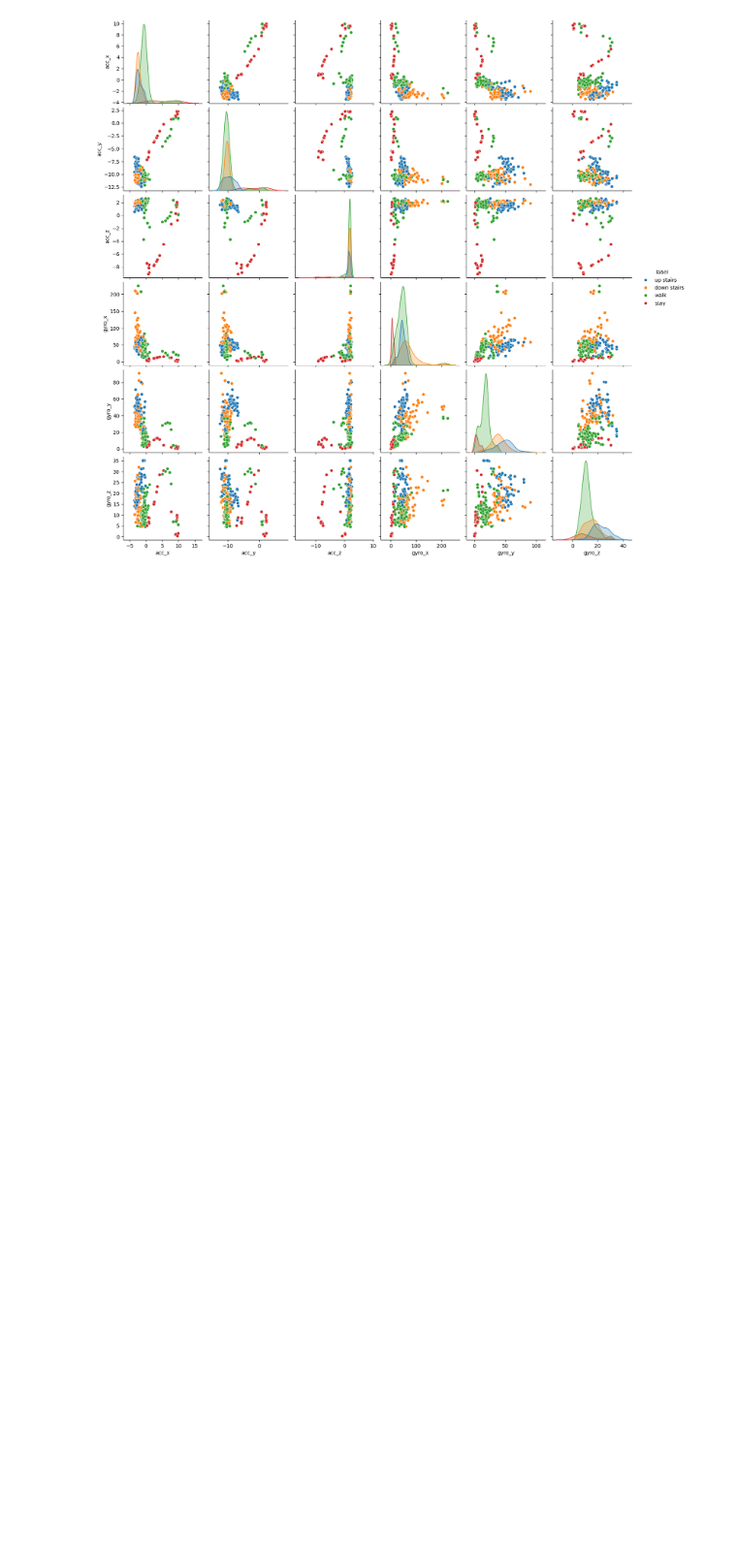
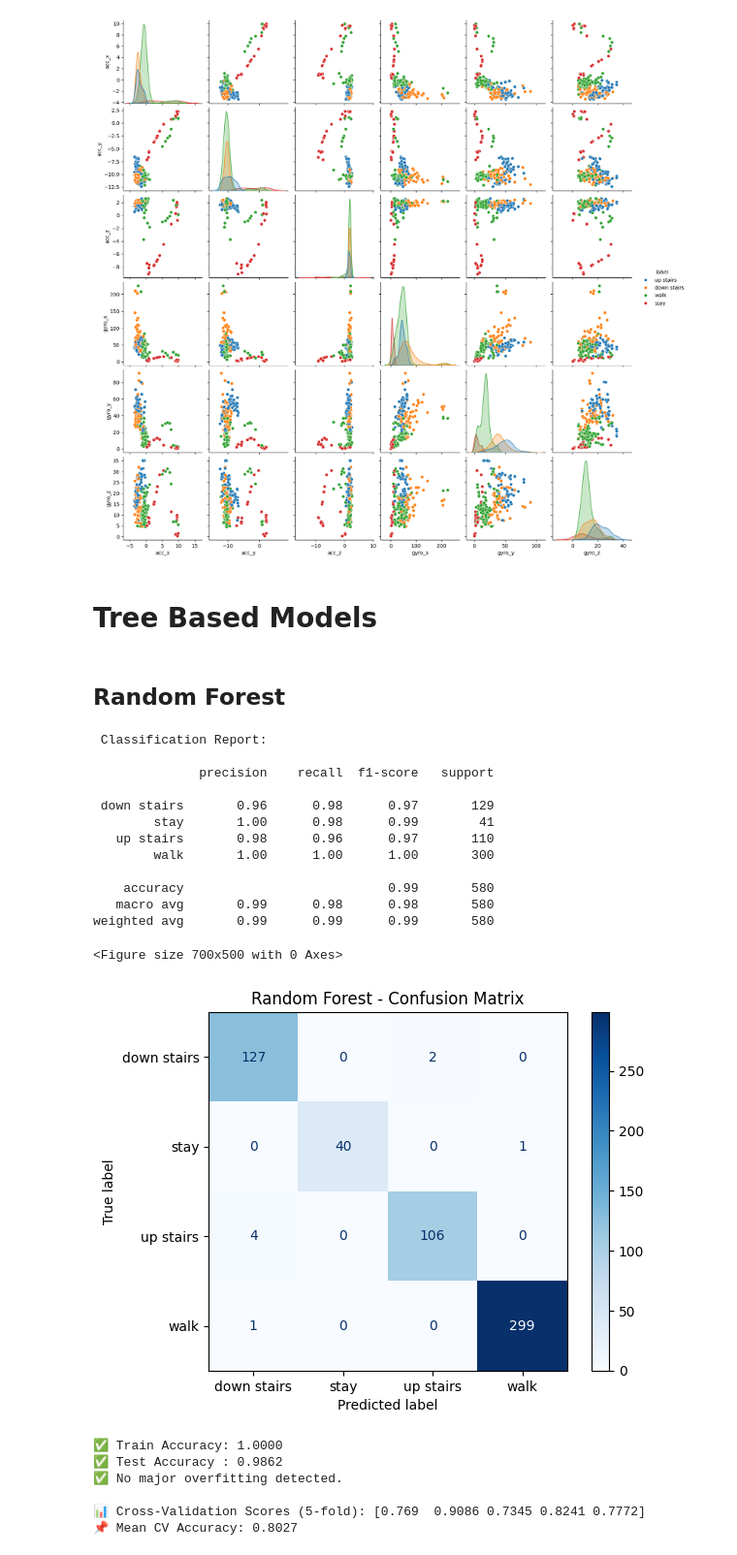
Before and after one commit to samiha-mahin/Human-Activity-Recognition, a Jupyter notebook: HAR_Preprocess_&_Model_Run.ipynb, the cells around one changed output. Shown at 97% size. Saved outputs shown, nothing was run; the diff lists cells and outputs as text; code cells hidden in the pictures; blank space fills up the shorter version.

```diff
--- a/HAR_Preprocess_&_Model_Run.ipynb
+++ b/HAR_Preprocess_&_Model_Run.ipynb
@@ -154,3 +154,78 @@ sns.pairplot(df.sample(300), hue='label')
 # %% [output]
 <seaborn.axisgrid.PairGrid at 0x...>
 [figure]
+# %% [markdown]
+# **Tree Based Models**
+# %% [markdown]
+## **Random Forest**
+# %%
+from sklearn.model_selection import train_test_split, cross_val_score
+from sklearn.ensemble import RandomForestClassifier
+from sklearn.metrics import classification_report, confusion_matrix, ConfusionMatrixDisplay, accuracy_score
+import matplotlib.pyplot as plt
+import numpy as np
+
+
+X = df.drop('label', axis=1)
+y = df['label']
+
+
+X_train, X_test, y_train, y_test = train_test_split(X, y, test_size=0.2, random_state=42)
+
+clf = RandomForestClassifier(n_estimators=100, random_state=42)
+clf.fit(X_train, y_train)
+
+
+y_pred = clf.predict(X_test)
+
+
+print(" Classification Report:\n")
+print(classification_report(y_test, y_pred))
+
+
+cm = confusion_matrix(y_test, y_pred, labels=clf.classes_)
+disp = ConfusionMatrixDisplay(confusion_matrix=cm, display_labels=clf.classes_)
+
+plt.figure(figsize=(7, 5))
+disp.plot(cmap='Blues', values_format='d')
+plt.title("Random Forest - Confusion Matrix")
+plt.show()
+
+# ✅ Accuracy Scores
+train_acc = accuracy_score(y_train, clf.predict(X_train))
+test_acc = accuracy_score(y_test, y_pred)
+
+print(f"✅ Train Accuracy: {train_acc:.4f}")
+print(f"✅ Test Accuracy : {test_acc:.4f}")
+
+# ✅ Overfitting Check
+if train_acc - test_acc > 0.1:
+    print("⚠️ Model may be overfitting.")
+else:
+    print("✅ No major overfitting detected.")
+
+# ✅ Cross-Validation Accuracy
+cv_scores = cross_val_score(clf, X, y, cv=5)
+print("\n📊 Cross-Validation Scores (5-fold):", np.round(cv_scores, 4))
+print(f"📌 Mean CV Accuracy: {np.mean(cv_scores):.4f}")
+# %% [output]
+ Classification Report:
+
+              precision    recall  f1-score   support
+
+ down stairs       0.96      0.98      0.97       129
+        stay       1.00      0.98      0.99        41
+   up stairs       0.98      0.96      0.97       110
+        walk       1.00      1.00      1.00       300
+
+    accuracy                           0.99       580
+   macro avg       0.99      0.98      0.98       580
+weighted avg       0.99      0.99      0.99       580
+<Figure size 700x500 with 0 Axes>
+[figure, added]
+✅ Train Accuracy: 1.0000
+✅ Test Accuracy : 0.9862
+✅ No major overfitting detected.
+
+📊 Cross-Validation Scores (5-fold): [0.769  0.9086 0.7345 0.8241 0.7772]
+📌 Mean CV Accuracy: 0.8027
```
Also changed, not shown: parts of 1 cell of this notebook.
